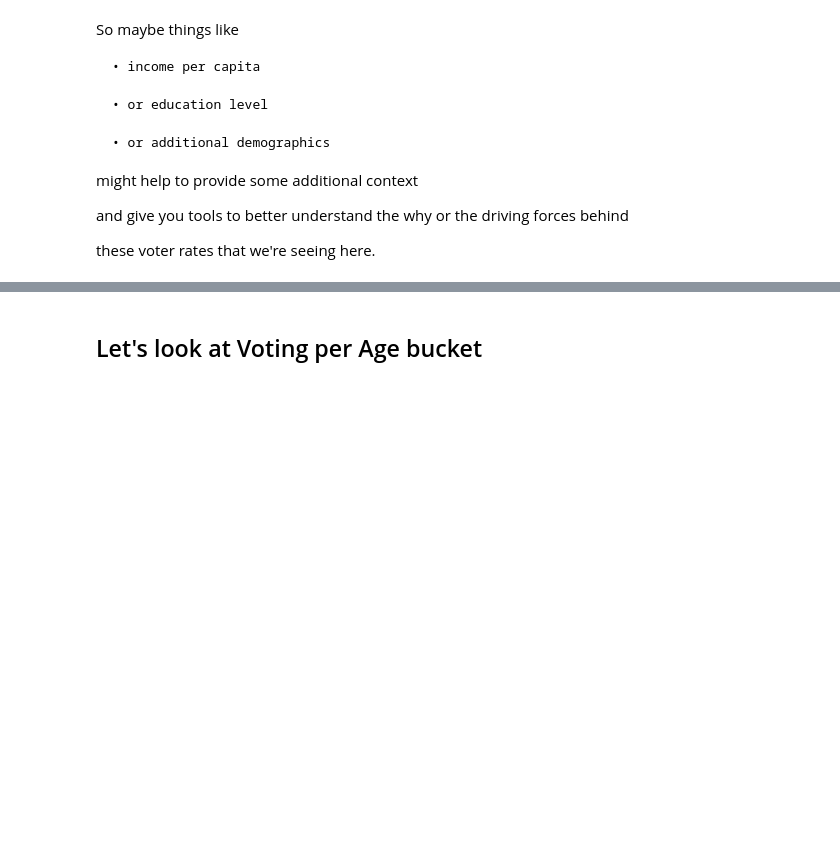
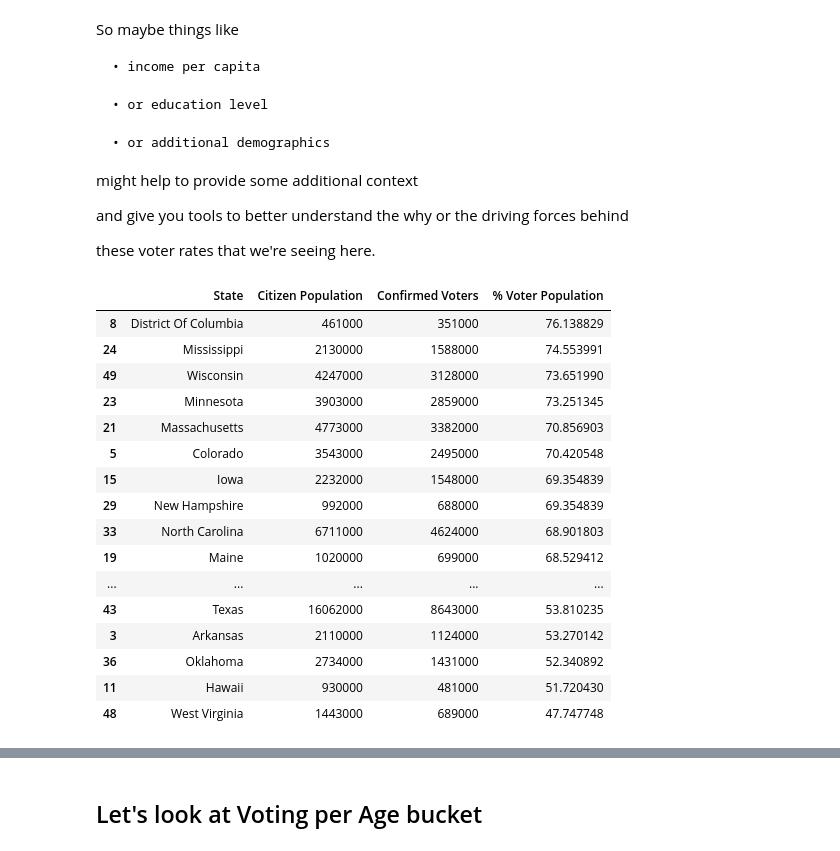
Before and after one commit to JeffreyAsuncion/Data_Analysis_2012_US_Voter_Data, a Jupyter notebook: US_Voter_2012.ipynb, the cells around one changed output, grey strips where cells are left out. Drawn from its saved outputs; the diff is of its cells as text; code cells hidden in the pictures; blank space fills up the shorter version.

Commit message:
added merged df and df_state_level

```diff
--- a/US_Voter_2012.ipynb
+++ b/US_Voter_2012.ipynb
@@ -218,0 +217,20 @@ TODO
+# %%
+df_state_level
+# %% [output]
+|  | State | Citizen Population | Confirmed Voters | % Voter Population |
+| 8 | District Of Columbia | 461000 | 351000 | 76.138829 |
+| 24 | Mississippi | 2130000 | 1588000 | 74.553991 |
+| 49 | Wisconsin | 4247000 | 3128000 | 73.651990 |
+| 23 | Minnesota | 3903000 | 2859000 | 73.251345 |
+| 21 | Massachusetts | 4773000 | 3382000 | 70.856903 |
+| 5 | Colorado | 3543000 | 2495000 | 70.420548 |
+| 15 | Iowa | 2232000 | 1548000 | 69.354839 |
+| 29 | New Hampshire | 992000 | 688000 | 69.354839 |
+| 33 | North Carolina | 6711000 | 4624000 | 68.901803 |
+| 19 | Maine | 1020000 | 699000 | 68.529412 |
+| ... | ... | ... | ... | ... |
+| 43 | Texas | 16062000 | 8643000 | 53.810235 |
+| 3 | Arkansas | 2110000 | 1124000 | 53.270142 |
+| 36 | Oklahoma | 2734000 | 1431000 | 52.340892 |
+| 11 | Hawaii | 930000 | 481000 | 51.720430 |
+| 48 | West Virginia | 1443000 | 689000 | 47.747748 |
```
Also changed, not shown: parts of 17 cells of this notebook.
